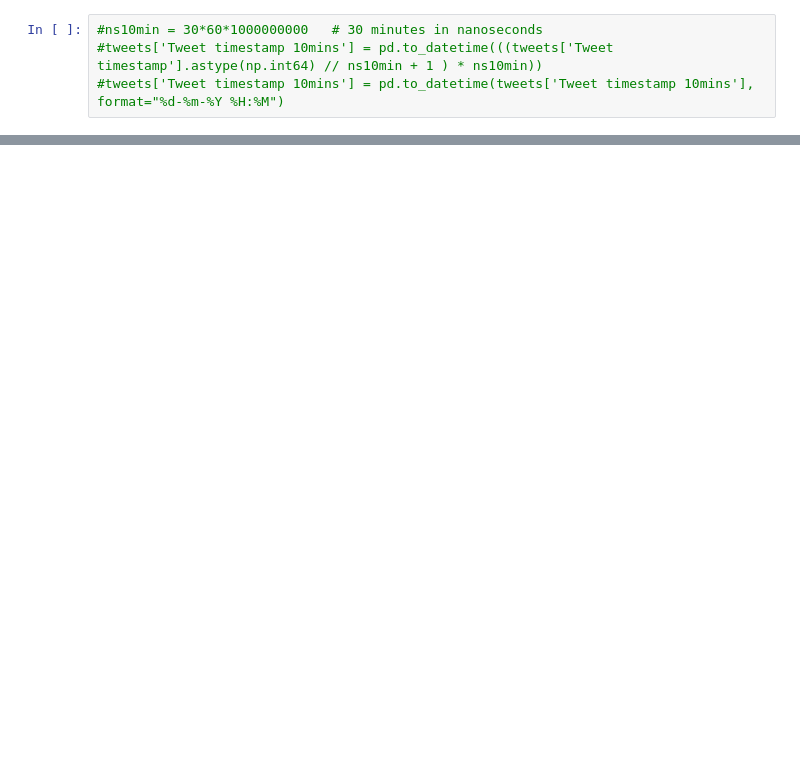
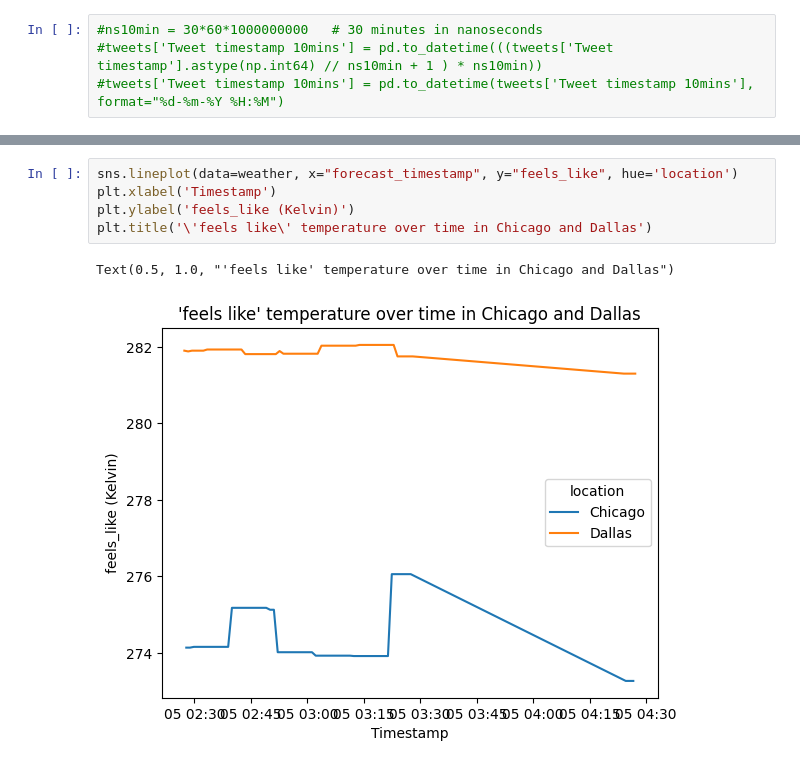
Before and after one commit to DeathHunterX/Simple-datapipeline, a Jupyter notebook: data-vis/python/blog-visuals.ipynb, the cells around one changed output, grey strips where cells are left out. Cells and saved outputs as stored; diff of their text form; blank space fills up the shorter version.

```diff
--- a/data-vis/python/blog-visuals.ipynb
+++ b/data-vis/python/blog-visuals.ipynb
@@ -59,0 +98,8 @@ Text(0.5, 1.0, "Plotting 'Feels like' temperature")
+# %%
+sns.lineplot(data=weather, x="forecast_timestamp", y="feels_like", hue='location')
+plt.xlabel('Timestamp')
+plt.ylabel('feels_like (Kelvin)')
+plt.title('\'feels like\' temperature over time in Chicago and Dallas')
+# %% [output]
+Text(0.5, 1.0, "'feels like' temperature over time in Chicago and Dallas")
+[figure, added]
```
Also changed, not shown: parts of 14 cells of this notebook, 10 other files.
